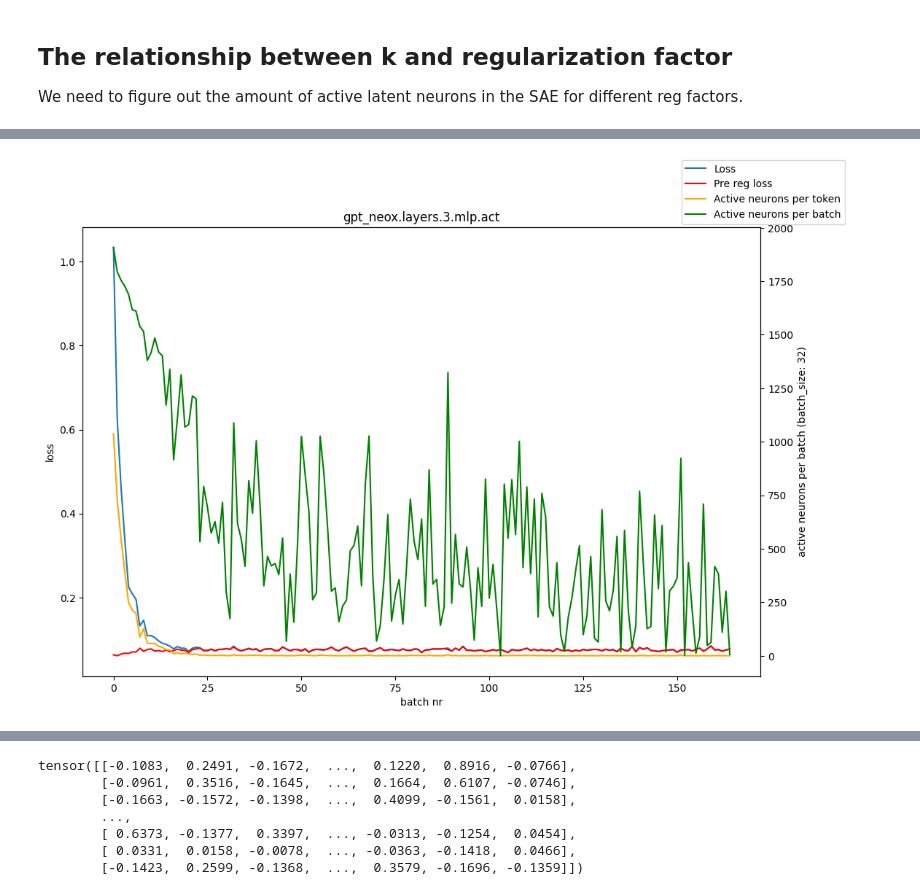
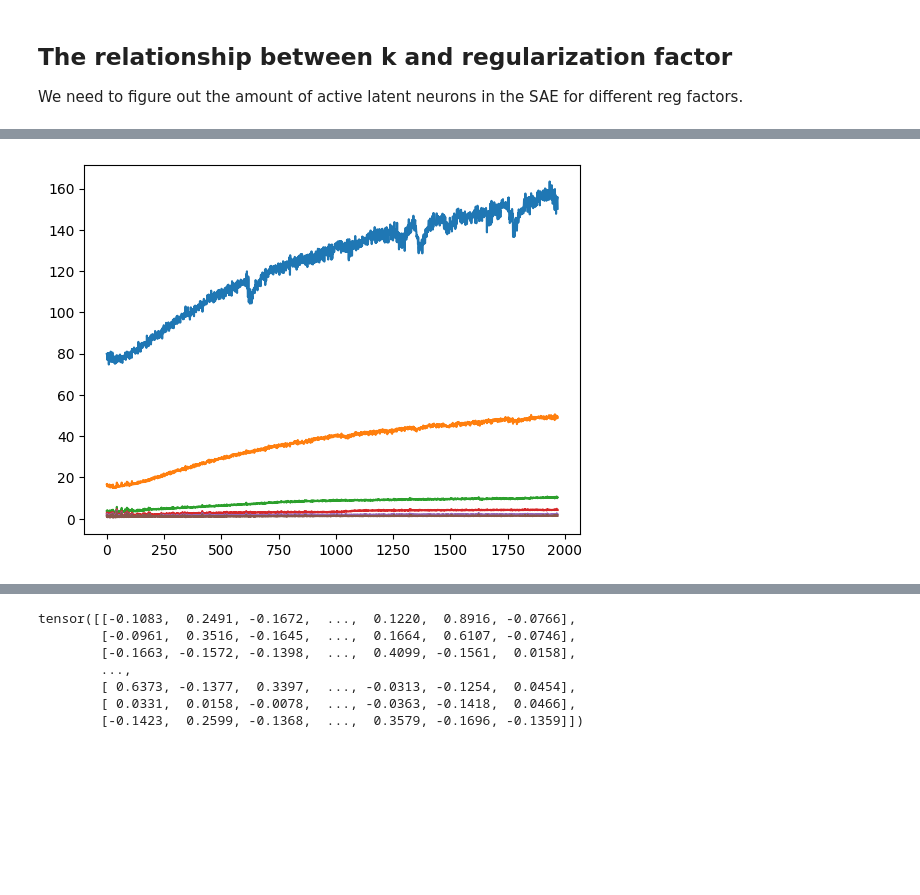
Before and after one commit to MarkusSibbesen/mechinterp_research_project, a Jupyter notebook: gridsearch_small_sae.ipynb, the cells around one changed output, grey strips where cells are left out. Drawn from its saved outputs; the diff is of its cells as text; code cells hidden in the pictures; blank space fills up the shorter version.

```diff
--- a/gridsearch_small_sae.ipynb
+++ b/gridsearch_small_sae.ipynb
@@ -153,12 +177,19 @@ meta_data = {
     'pre_encoder_bias': False
 }
 
-sae_relu = SAE_RELU(meta_data=meta_data)
-sae_relu_trainer = SaeReluTrainer(sae_relu, 1e-3, 0.001, hookpoints[0])
+
+sae_relu_trainers = []
+reg_lambdas = [0.0005, 0.001, 0.002, 0.003, 0.004, 0.005]
+for reg_lambda in reg_lambdas:
+    sae_relu = SAE_RELU(meta_data=meta_data).to(device)
+    sae_relu_trainer = SaeReluTrainer(sae_relu, 1e-3, reg_lambda, hookpoints[0])
+    sae_relu_trainers.append(sae_relu_trainer)
 
 for activations, _ in activation_label_generator(dataloader, model, hookpoints, tokenizer, device):
     activation = activations[sae_relu_trainer.hookpoint]
     label = activation.detach()
-    loss, pre_reg_loss, active_neurons_per_batch, active_neurons_per_token = sae_relu_trainer.train_step(activation, label)
-    print(f'{loss}\t{pre_reg_loss}\t{active_neurons_per_batch}\t{active_neurons_per_token}')
+    for sae_relu_trainer in sae_relu_trainers:
+        loss, pre_reg_loss, active_neurons_per_batch, active_neurons_per_token = sae_relu_trainer.train_step(activation, label)
+        print(f'{loss}\t{pre_reg_loss}\t{active_neurons_per_batch}\t{active_neurons_per_token}\t', end='')
+    print('')
 # %% [output]
@@ -171,4 +213,5 @@ for activations, _ in activation_label_generator(dataloader, model, hookpoints,
-# %%
-sae_relu_trainer.plot_loss()
-# %% [output]
-[figure, removed]
+# %%
+for sae_relu_trainer in sae_relu_trainers:
+    plt.plot(sae_relu_trainer.active_neurons_per_token[100:])
+# %% [output]
+[figure, added]
```
Also changed, not shown: parts of 4 cells of this notebook.
